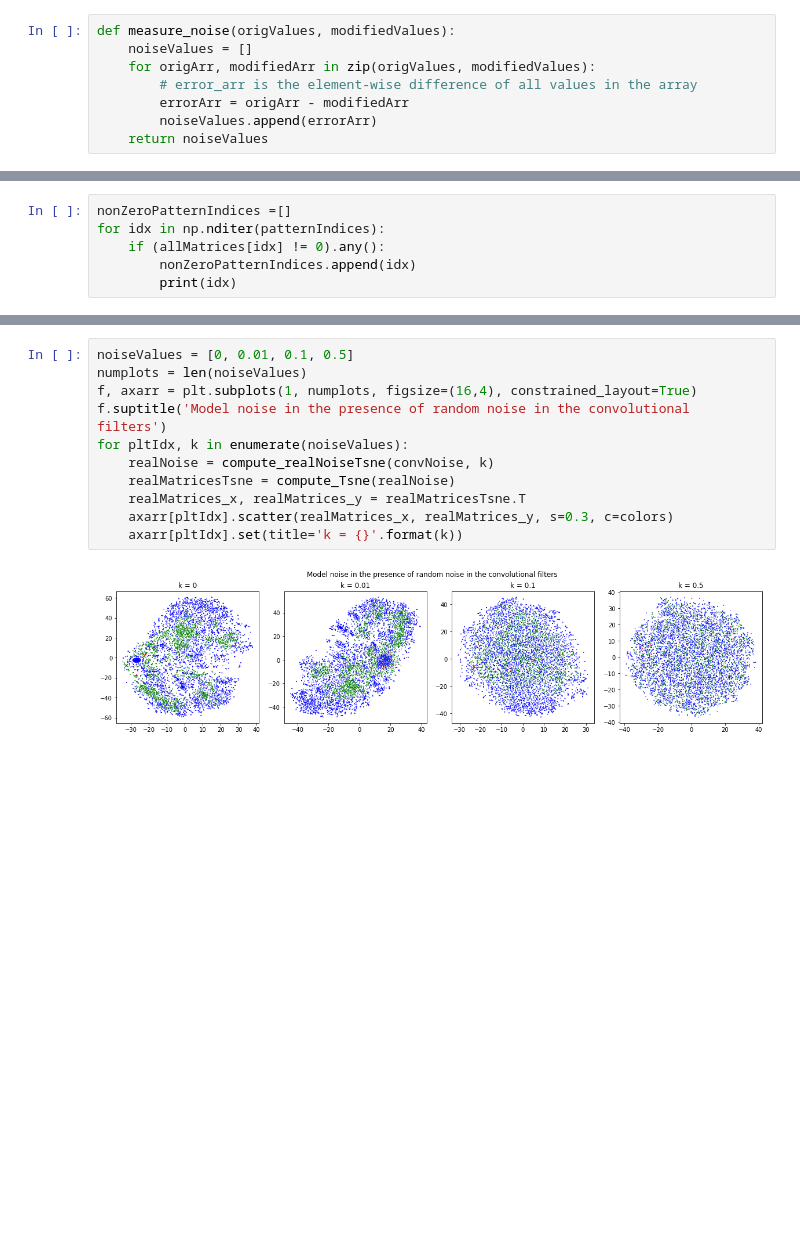
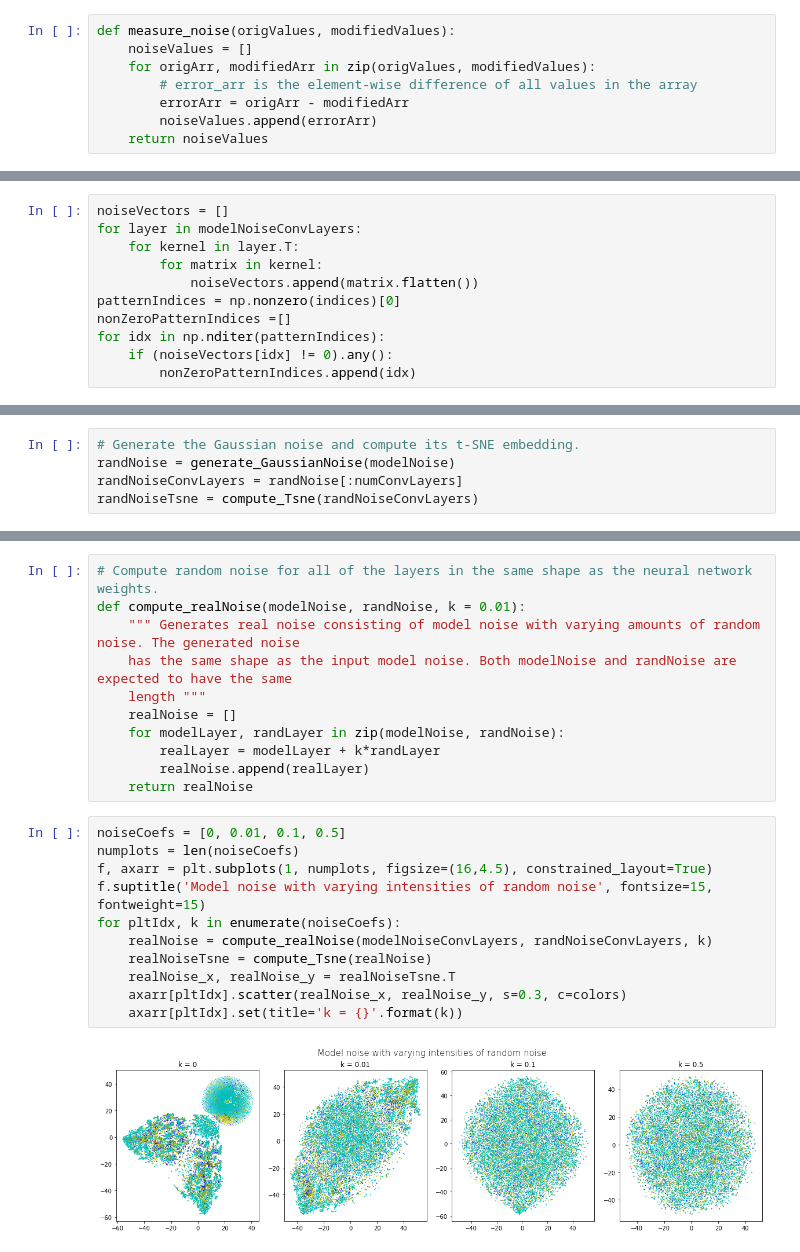
Before and after one commit to vorzawk/mdlAttack, a Jupyter notebook: mdlAttack_tsnePatterns.ipynb, the cells around one changed output, grey strips where cells are left out. Saved outputs shown, nothing was run; the diff lists cells and outputs as text; blank space fills up the shorter version.

```diff
--- a/mdlAttack_tsnePatterns.ipynb
+++ b/mdlAttack_tsnePatterns.ipynb
@@ -114,6 +103,11 @@ print(patternIndices)
 # %%
+noiseVectors = []
+for layer in modelNoiseConvLayers:
+    for kernel in layer.T:
+        for matrix in kernel:
+            noiseVectors.append(matrix.flatten())
+patternIndices = np.nonzero(indices)[0]
 nonZeroPatternIndices =[]
 for idx in np.nditer(patternIndices):
-    if (allMatrices[idx] != 0).any():
+    if (noiseVectors[idx] != 0).any():
         nonZeroPatternIndices.append(idx)
-        print(idx)
@@ -166,0 +127,5 @@ def compute_Tsne(realNoise):
+# %%
+# Generate the Gaussian noise and compute its t-SNE embedding.
+randNoise = generate_GaussianNoise(modelNoise)
+randNoiseConvLayers = randNoise[:numConvLayers]
+randNoiseTsne = compute_Tsne(randNoiseConvLayers)
@@ -167,13 +150,24 @@ def compute_Tsne(realNoise):
+# %%
+# Compute random noise for all of the layers in the same shape as the neural network weights.
+def compute_realNoise(modelNoise, randNoise, k = 0.01):
+    """ Generates real noise consisting of model noise with varying amounts of random noise. The generated noise
+    has the same shape as the input model noise. Both modelNoise and randNoise are expected to have the same
+    length """
+    realNoise = []
+    for modelLayer, randLayer in zip(modelNoise, randNoise):
+        realLayer = modelLayer + k*randLayer
+        realNoise.append(realLayer)
+    return realNoise
 # %%
-noiseValues = [0, 0.01, 0.1, 0.5]
-numplots = len(noiseValues)
-f, axarr = plt.subplots(1, numplots, figsize=(16,4), constrained_layout=True)
-f.suptitle('Model noise in the presence of random noise in the convolutional filters')
-for pltIdx, k in enumerate(noiseValues):
-    realNoise = compute_realNoiseTsne(convNoise, k)
-    realMatricesTsne = compute_Tsne(realNoise)
-    realMatrices_x, realMatrices_y = realMatricesTsne.T
-    axarr[pltIdx].scatter(realMatrices_x, realMatrices_y, s=0.3, c=colors)
+noiseCoefs = [0, 0.01, 0.1, 0.5]
+numplots = len(noiseCoefs)
+f, axarr = plt.subplots(1, numplots, figsize=(16,4.5), constrained_layout=True)
+f.suptitle('Model noise with varying intensities of random noise', fontsize=15, fontweight=15)
+for pltIdx, k in enumerate(noiseCoefs):
+    realNoise = compute_realNoise(modelNoiseConvLayers, randNoiseConvLayers, k)
+    realNoiseTsne = compute_Tsne(realNoise)
+    realNoise_x, realNoise_y = realNoiseTsne.T
+    axarr[pltIdx].scatter(realNoise_x, realNoise_y, s=0.3, c=colors)
     axarr[pltIdx].set(title='k = {}'.format(k))
 # %% [output]
-[figure, old version]
+[figure, new version]
```
Also changed, not shown: parts of 21 cells of this notebook.
